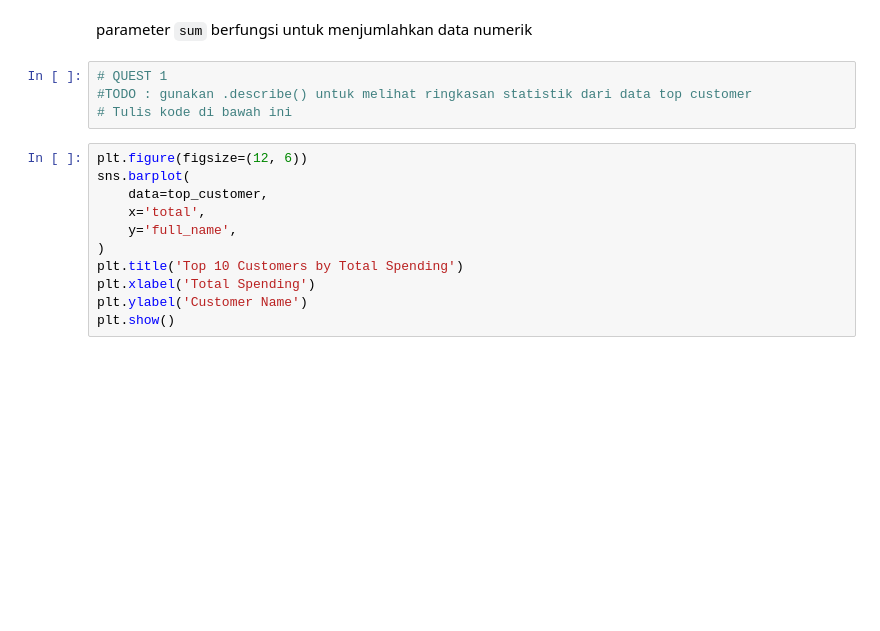
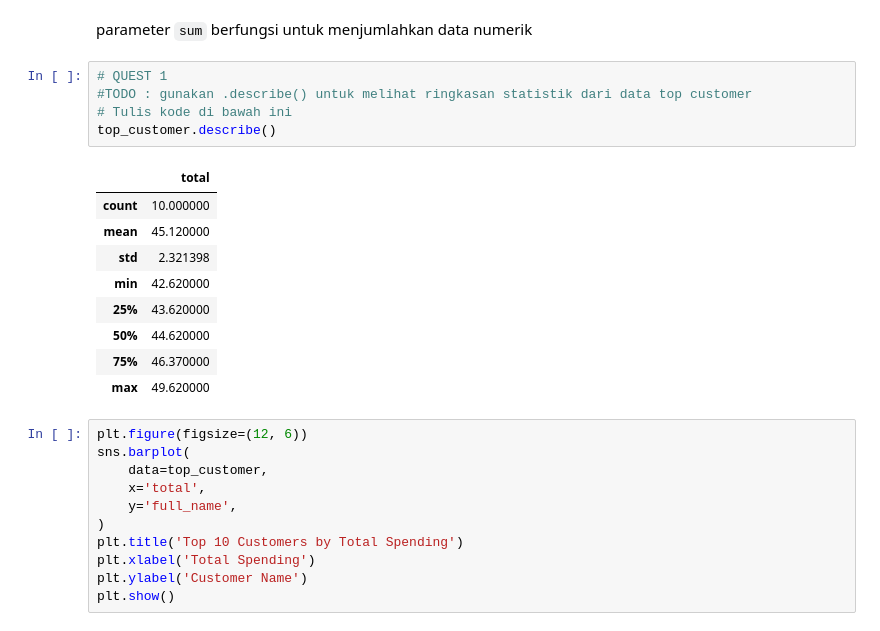
Before and after one commit to cciia/inkubasi-bedata, a Jupyter notebook: notebook.ipynb, the cells around one changed output. Saved outputs shown, nothing was run; the diff lists cells and outputs as text; blank space fills up the shorter version.

```diff
--- a/notebook.ipynb
+++ b/notebook.ipynb
@@ -818,7 +811,18 @@ parameter `sum` berfungsi untuk menjumlahkan data numerik
 # %%
 # QUEST 1
 #TODO : gunakan .describe() untuk melihat ringkasan statistik dari data top customer
 # Tulis kode di bawah ini
+top_customer.describe()
+# %% [output]
+|  | total |
+| count | 10.000000 |
+| mean | 45.120000 |
+| std | 2.321398 |
+| min | 42.620000 |
+| 25% | 43.620000 |
+| 50% | 44.620000 |
+| 75% | 46.370000 |
+| max | 49.620000 |
 # %%
 plt.figure(figsize=(12, 6))
 sns.barplot(
```
Also changed, not shown: parts of 14 cells of this notebook.
